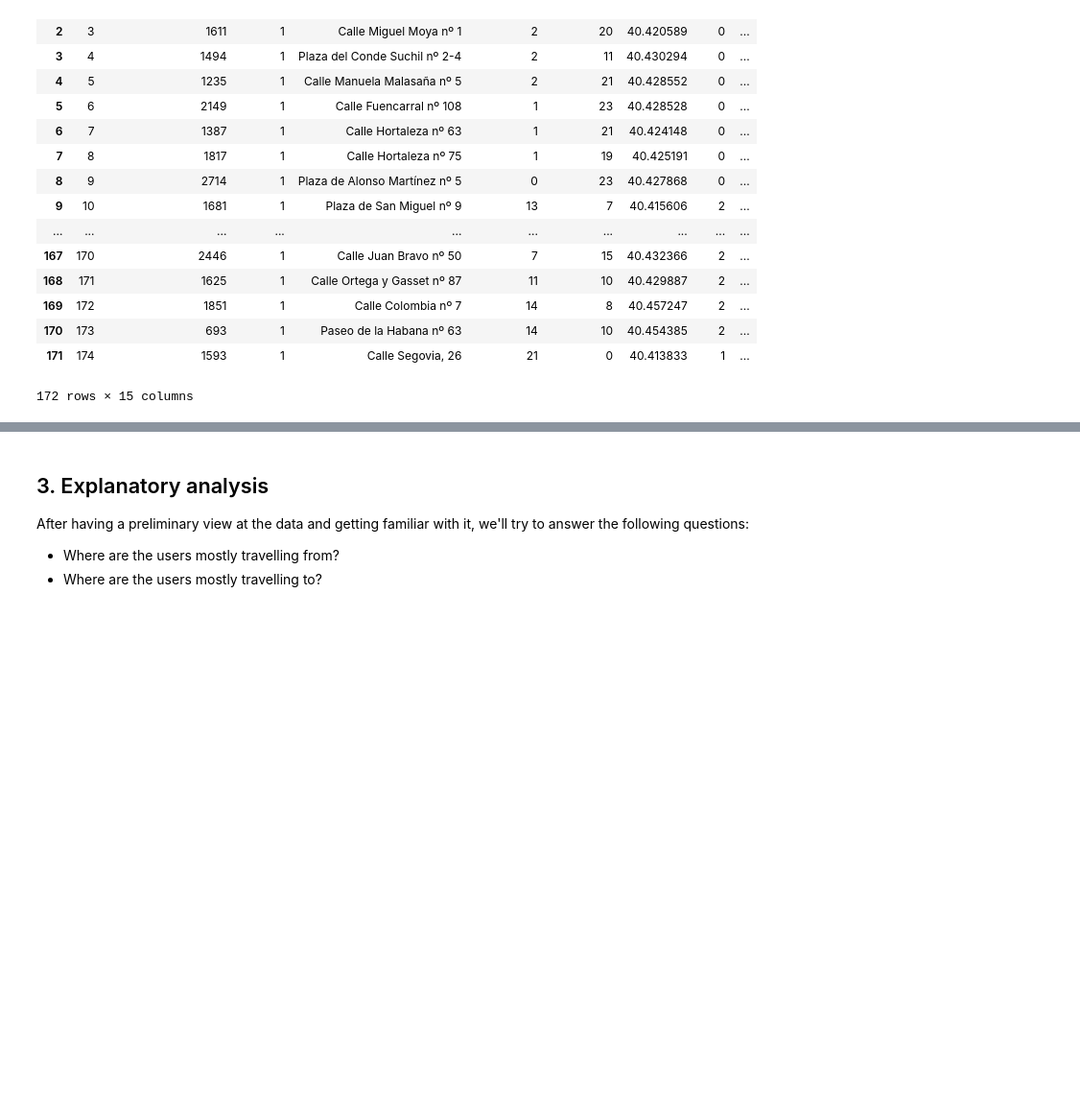
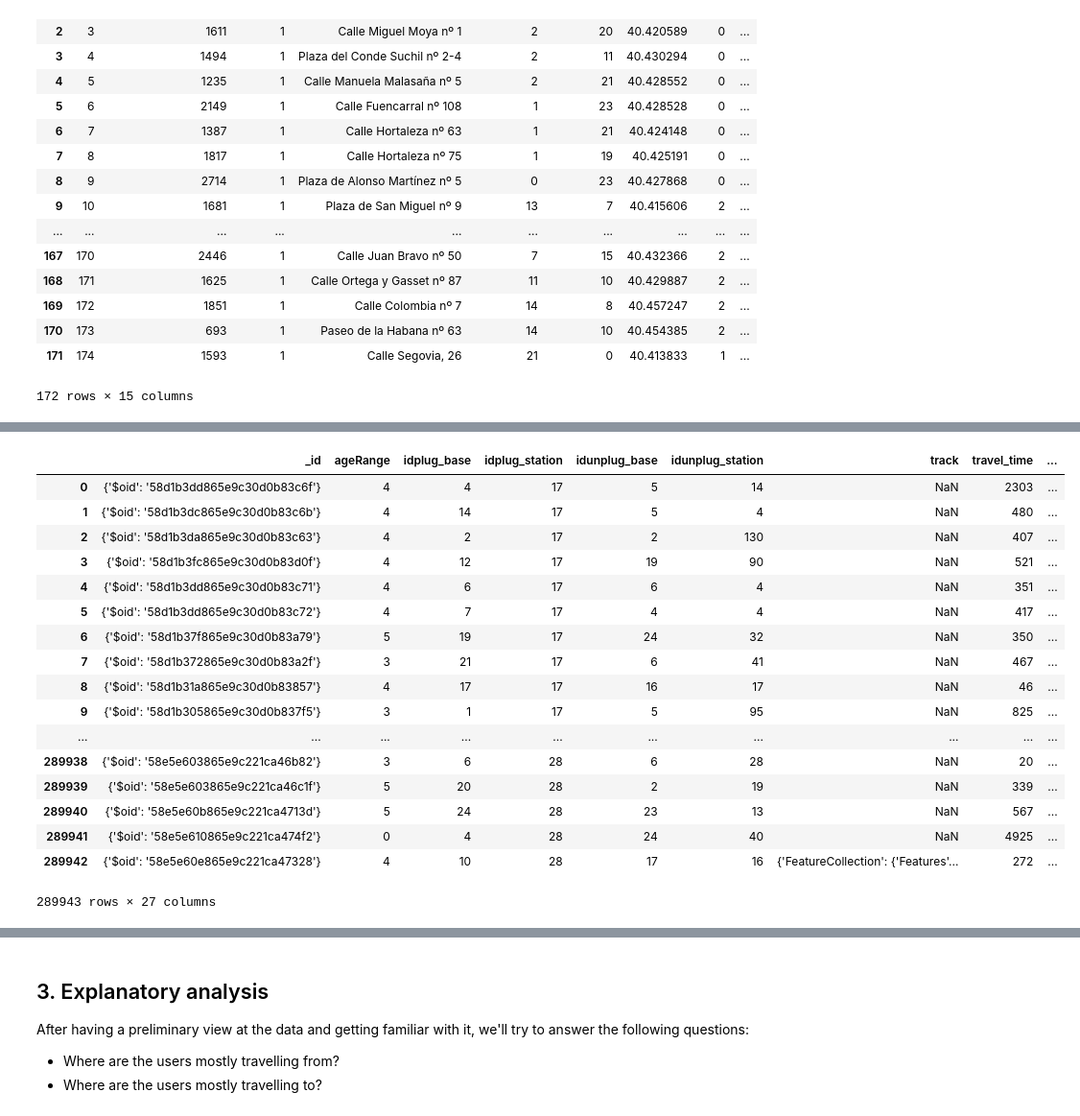
Before and after one commit to rameerez/bicimad-data-analysis, a Jupyter notebook: bicimad-data-analysis.ipynb, the cells around one changed output, grey strips where cells are left out. Shown at 96% size. Saved outputs shown, nothing was run; the diff lists cells and outputs as text; code cells hidden in the pictures; blank space fills up the shorter version.

```diff
--- a/bicimad-data-analysis.ipynb
+++ b/bicimad-data-analysis.ipynb
@@ -422,3 +416,25 @@ output_file("gmap_plot.html")
 show(plot)
 # %% [output]
 [interactive output not drawn]
+# %%
+df3 = pd.merge(df, df_stations, left_on='idplug_station', right_on='id')
+df3
+# %% [output]
+|  | _id | ageRange | idplug_base | idplug_station | idunplug_base | idunplug_station | track | travel_time | ... |
+| 0 | {'$oid': '58d1b3dd865e9c30d0b83c6f'} | 4 | 4 | 17 | 5 | 14 | NaN | 2303 | ... |
+| 1 | {'$oid': '58d1b3dc865e9c30d0b83c6b'} | 4 | 14 | 17 | 5 | 4 | NaN | 480 | ... |
+| 2 | {'$oid': '58d1b3da865e9c30d0b83c63'} | 4 | 2 | 17 | 2 | 130 | NaN | 407 | ... |
+| 3 | {'$oid': '58d1b3fc865e9c30d0b83d0f'} | 4 | 12 | 17 | 19 | 90 | NaN | 521 | ... |
+| 4 | {'$oid': '58d1b3dd865e9c30d0b83c71'} | 4 | 6 | 17 | 6 | 4 | NaN | 351 | ... |
+| 5 | {'$oid': '58d1b3dd865e9c30d0b83c72'} | 4 | 7 | 17 | 4 | 4 | NaN | 417 | ... |
+| 6 | {'$oid': '58d1b37f865e9c30d0b83a79'} | 5 | 19 | 17 | 24 | 32 | NaN | 350 | ... |
+| 7 | {'$oid': '58d1b372865e9c30d0b83a2f'} | 3 | 21 | 17 | 6 | 41 | NaN | 467 | ... |
+| 8 | {'$oid': '58d1b31a865e9c30d0b83857'} | 4 | 17 | 17 | 16 | 17 | NaN | 46 | ... |
+| 9 | {'$oid': '58d1b305865e9c30d0b837f5'} | 3 | 1 | 17 | 5 | 95 | NaN | 825 | ... |
+| ... | ... | ... | ... | ... | ... | ... | ... | ... | ... |
+| 289938 | {'$oid': '58e5e603865e9c221ca46b82'} | 3 | 6 | 28 | 6 | 28 | NaN | 20 | ... |
+| 289939 | {'$oid': '58e5e603865e9c221ca46c1f'} | 5 | 20 | 28 | 2 | 19 | NaN | 339 | ... |
+| 289940 | {'$oid': '58e5e60b865e9c221ca4713d'} | 5 | 24 | 28 | 23 | 13 | NaN | 567 | ... |
+| 289941 | {'$oid': '58e5e610865e9c221ca474f2'} | 0 | 4 | 28 | 24 | 40 | NaN | 4925 | ... |
+| 289942 | {'$oid': '58e5e60e865e9c221ca47328'} | 4 | 10 | 28 | 17 | 16 | {'FeatureCollection': {'Features'... | 272 | ... |
+289943 rows × 27 columns
```
Also changed, not shown: parts of 15 cells of this notebook, 6 other files.
